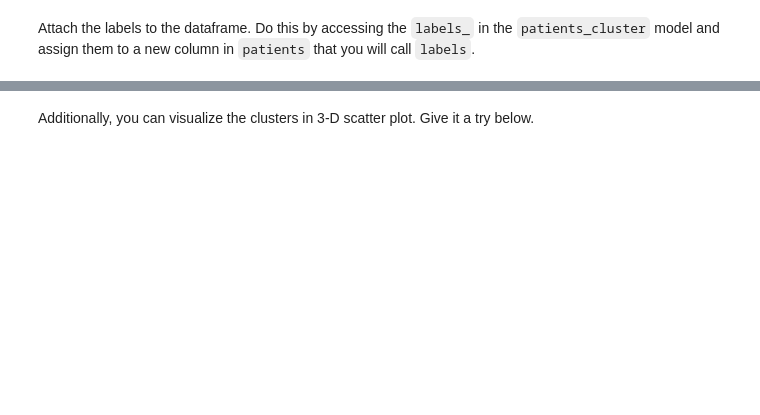
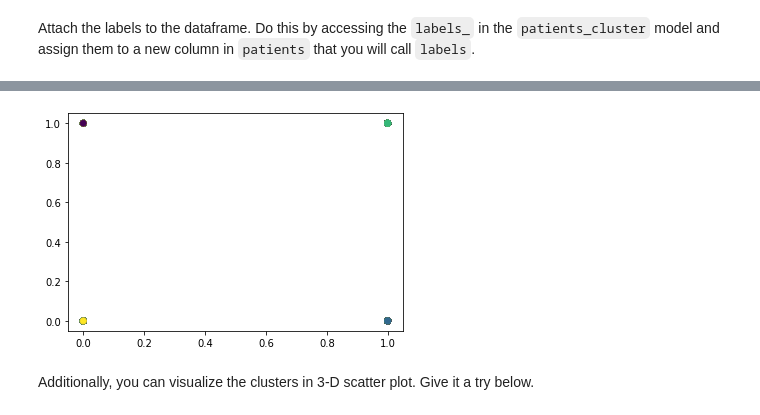
Before and after one commit to Ironhack-Data-Madrid-Enero-2022/lab-sklearn-and-unsupervised-learning, a Jupyter notebook: your-code/main.ipynb, the cells around one changed output, grey strips where cells are left out. Saved outputs shown, nothing was run; the diff lists cells and outputs as text; code cells hidden in the pictures; blank space fills up the shorter version.

```diff
--- a/your-code/main.ipynb
+++ b/your-code/main.ipynb
@@ -206,2 +478,9 @@ If the scatter plot does not make any sense to you, it means the features you ch
+# %%
+import pylab as plt
+plt.scatter(patients['is_regular_visit'], patients['diagnosis'], c=patients_cluster,)
+
+plt.show();
+# %% [output]
+[figure, added]
 # %% [markdown]
 Additionally, you can visualize the clusters in 3-D scatter plot. Give it a try below.
```
Also changed, not shown: parts of 72 cells of this notebook.
